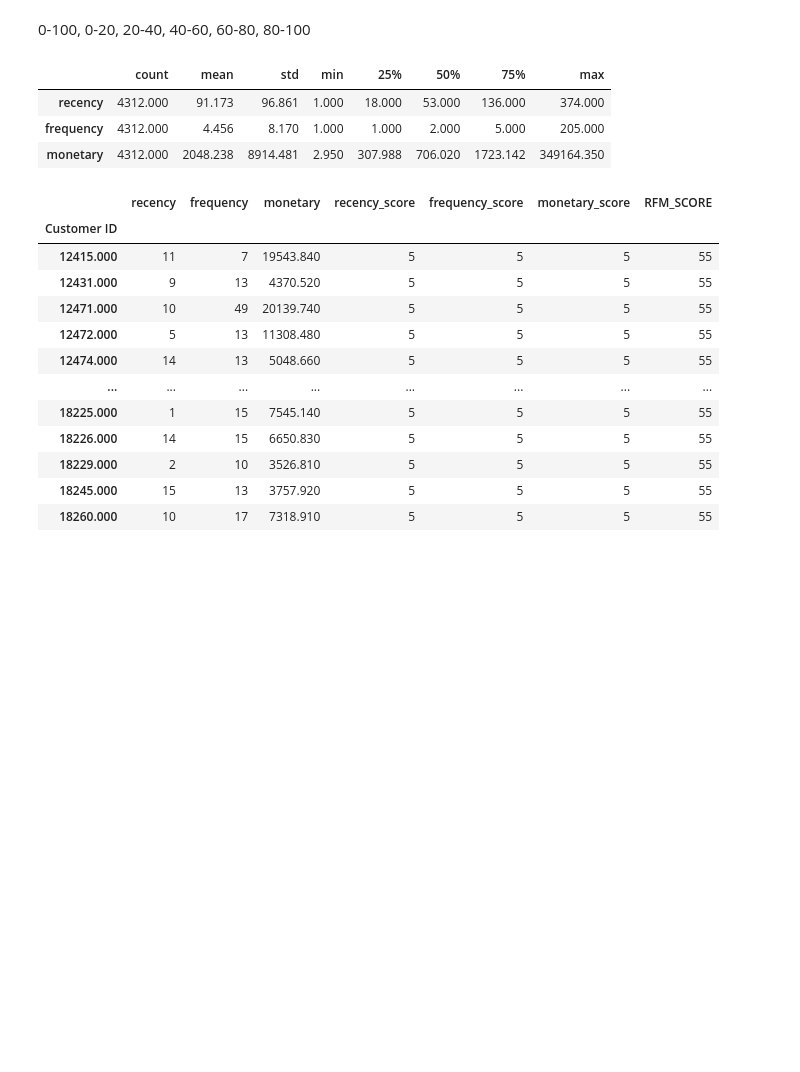
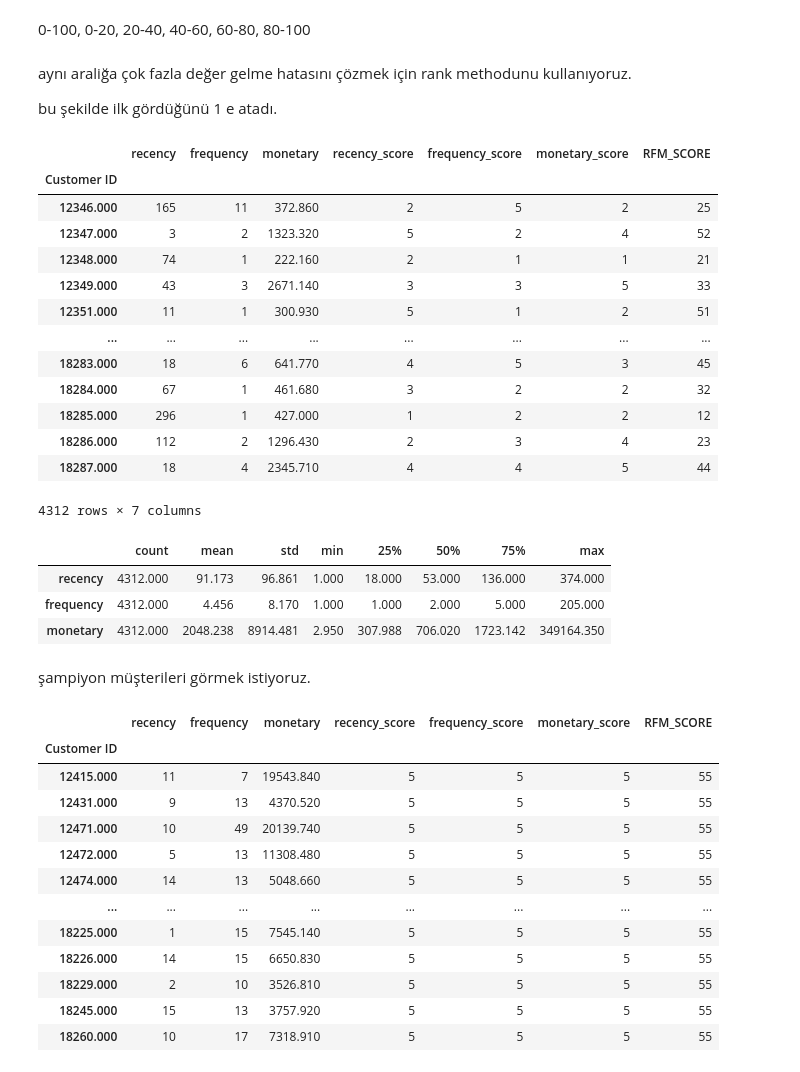
Before and after one commit to omerfarukpala/miuul, a Jupyter notebook: crm.ipynb, the cells around one changed output. Saved outputs shown, nothing was run; the diff lists cells and outputs as text; code cells hidden in the pictures; blank space fills up the shorter version.

```diff
--- a/crm.ipynb
+++ b/crm.ipynb
@@ -177,4 +177,4 @@ descriptionda 2928 tane vardı
 # %%
  df.dropna(inplace=True)
 # %%
-df = df[df["Invoice"].str.contains("C", na=False)]
+# df = df[df["Invoice"].str.contains("C", na=False)]
@@ -244,6 +250,10 @@ rfm.shape
 rfm["recency_score"] = pd.qcut(rfm['recency'], 5, labels=[5, 4, 3, 2, 1])
 # %% [markdown]
 0-100, 0-20, 20-40, 40-60, 60-80, 80-100
+# %% [markdown]
+aynı araliğa çok fazla değer gelme hatasını çözmek için rank methodunu kullanıyoruz.
+
+bu şekilde ilk gördüğünü 1 e atadı.
 # %%
 rfm["frequency_score"] = pd.qcut(rfm['frequency'].rank(method="first"), 5, labels=[1, 2, 3, 4, 5])
 # %%
@@ -251,6 +261,23 @@ rfm["monetary_score"] = pd.qcut(rfm['monetary'], 5, labels=[1, 2, 3, 4, 5])
 # %%
 rfm["RFM_SCORE"] = (rfm['recency_score'].astype(str) +
                     rfm['frequency_score'].astype(str))
+# %%
+rfm
+# %% [output]
+|  | recency | frequency | monetary | recency_score | frequency_score | monetary_score | RFM_SCORE |
+| Customer ID |  |  |  |  |  |  |  |
+| 12346.000 | 165 | 11 | 372.860 | 2 | 5 | 2 | 25 |
+| 12347.000 | 3 | 2 | 1323.320 | 5 | 2 | 4 | 52 |
+| 12348.000 | 74 | 1 | 222.160 | 2 | 1 | 1 | 21 |
+| 12349.000 | 43 | 3 | 2671.140 | 3 | 3 | 5 | 33 |
+| 12351.000 | 11 | 1 | 300.930 | 5 | 1 | 2 | 51 |
+| ... | ... | ... | ... | ... | ... | ... | ... |
+| 18283.000 | 18 | 6 | 641.770 | 4 | 5 | 3 | 45 |
+| 18284.000 | 67 | 1 | 461.680 | 3 | 2 | 2 | 32 |
+| 18285.000 | 296 | 1 | 427.000 | 1 | 2 | 2 | 12 |
+| 18286.000 | 112 | 2 | 1296.430 | 2 | 3 | 4 | 23 |
+| 18287.000 | 18 | 4 | 2345.710 | 4 | 4 | 5 | 44 |
+4312 rows × 7 columns
 # %%
 rfm.describe().T
 # %% [output]
@@ -258,6 +285,8 @@ rfm.describe().T
 | recency | 4312.000 | 91.173 | 96.861 | 1.000 | 18.000 | 53.000 | 136.000 | 374.000 |
 | frequency | 4312.000 | 4.456 | 8.170 | 1.000 | 1.000 | 2.000 | 5.000 | 205.000 |
 | monetary | 4312.000 | 2048.238 | 8914.481 | 2.950 | 307.988 | 706.020 | 1723.142 | 349164.350 |
+# %% [markdown]
+şampiyon müşterileri görmek istiyoruz.
 # %%
 rfm[rfm["RFM_SCORE"] == "55"]
 # %% [output]
```
Also changed, not shown: parts of 16 cells of this notebook.
